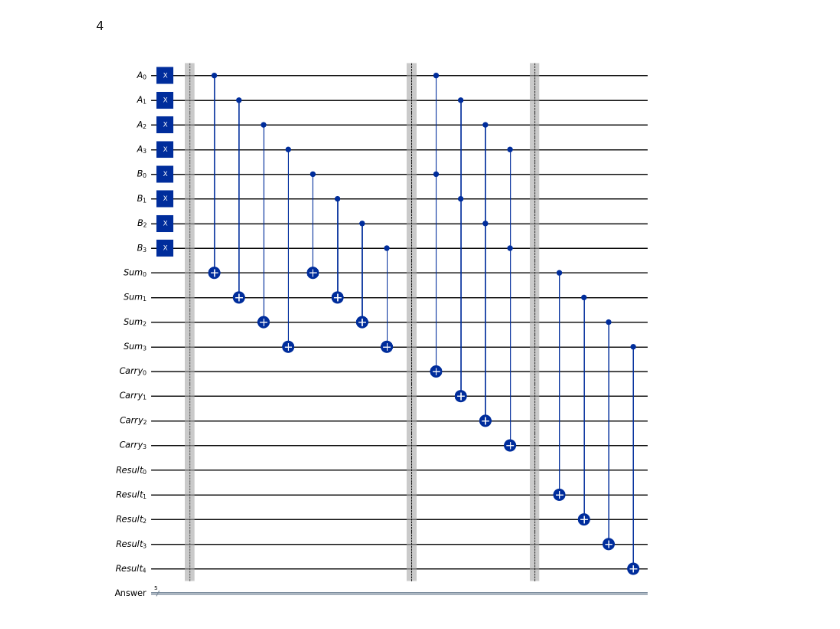
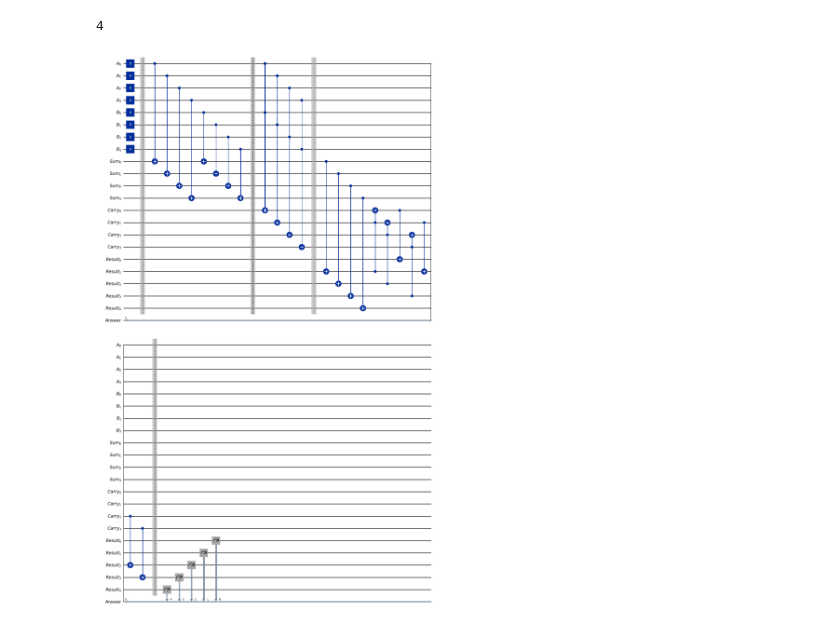
Before and after one commit to DogukanAydener/Quantum-Full-Adder, a Jupyter notebook: Addition/Addition_combined.ipynb, the cells around one changed output. Saved outputs shown, nothing was run; the diff lists cells and outputs as text; code cells hidden in the pictures.

```diff
--- a/Addition/Addition_combined.ipynb
+++ b/Addition/Addition_combined.ipynb
@@ -93,36 +93,51 @@ qc.ccx(A[3],B[3],C[3])
 
 qc.barrier()
 
-
+#apply sum to result
 for i in range(n):
     qc.cx(S[i],R[i+1])
 
+
+#carry modification
+for i in range(n-1):
+    qc.ccx(R[i+1],C[i+1],C[i])
+
+#modified carry to result
+for i in range(n):
+    qc.cx(C[i],R[i])
 
 """
 
 qc.cx(S[3],R4)
 qc.cx(S[2],R3)         #copy result of Sum of A[2] and B[2] (S[2]) to the Result register 'R3'
 qc.ccx(R3,C[3],C[2])
 qc.cx(C[3],R3)
 qc.cx(S[1],R2)         #copy result of Sum of A[1] and B[1] (S[1]) to the Result register 'R2'
 qc.ccx(R2,C[2],C[1])   #Checks if the sum of A[1] and B[1] result any carry value. ıf any copy it to Carry register C[1]
 qc.cx(C[2],R2)         #Checks if there a carry value on C[2] and apply it to the result R2
 qc.cx(S[0],R1)         #copy result of Sum of A[0] and B[0] (S[0]) to the Result register 'R2'
 qc.ccx(R1,C[1],C[0])   #Checks if the sum of A[0] and B[0] result any carry value. ıf any copy it to Carry register C[0]
 qc.cx(C[1],R1)         #Checks if there a carry value on C[1] and apply it to the result R1
 qc.cx(C[0],R0)         #Checks if there a carry value on C[0] and apply it to the result R0
-
+"""
 
 qc.barrier()
 
+
+
+
+for i in range(n,-1,-1):
+    qc.measure(R[i],Ans[i])
+
+""""
 qc.measure(R4,Ans[0])
 qc.measure(R3,Ans[1])
 qc.measure(R2,Ans[2])
 qc.measure(R1,Ans[3])
 qc.measure(R0,Ans[4])
 """
 
 qc.draw("mpl")
 # %% [output]
 4
-[figure, old version]
+[figure, new version]
```
Also changed, not shown: parts of 1 cell of this notebook, 1 other file.
